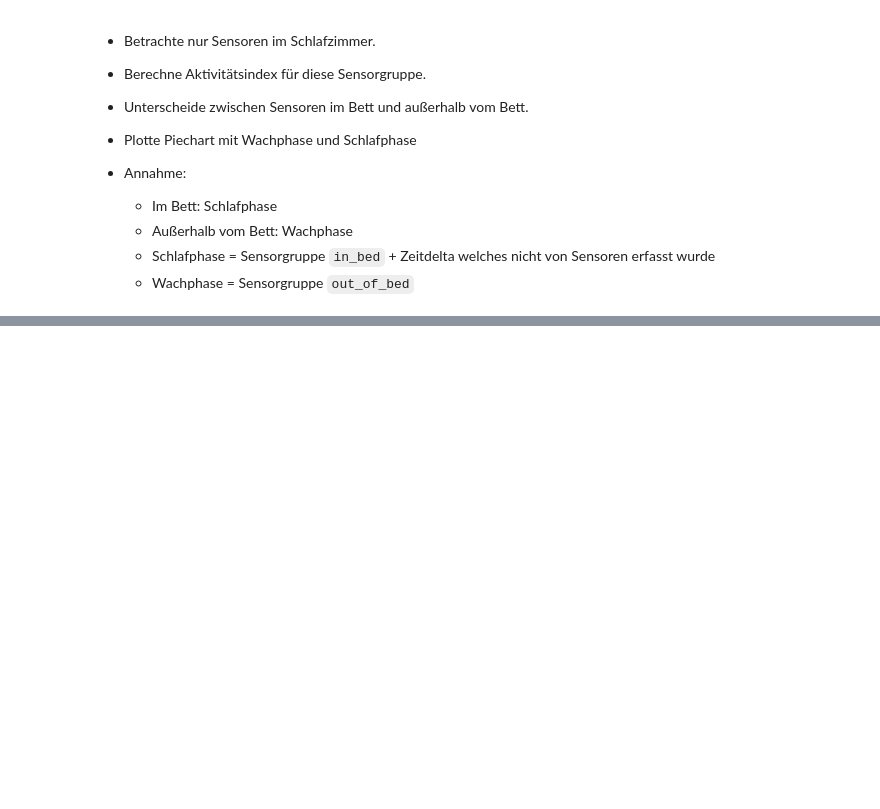
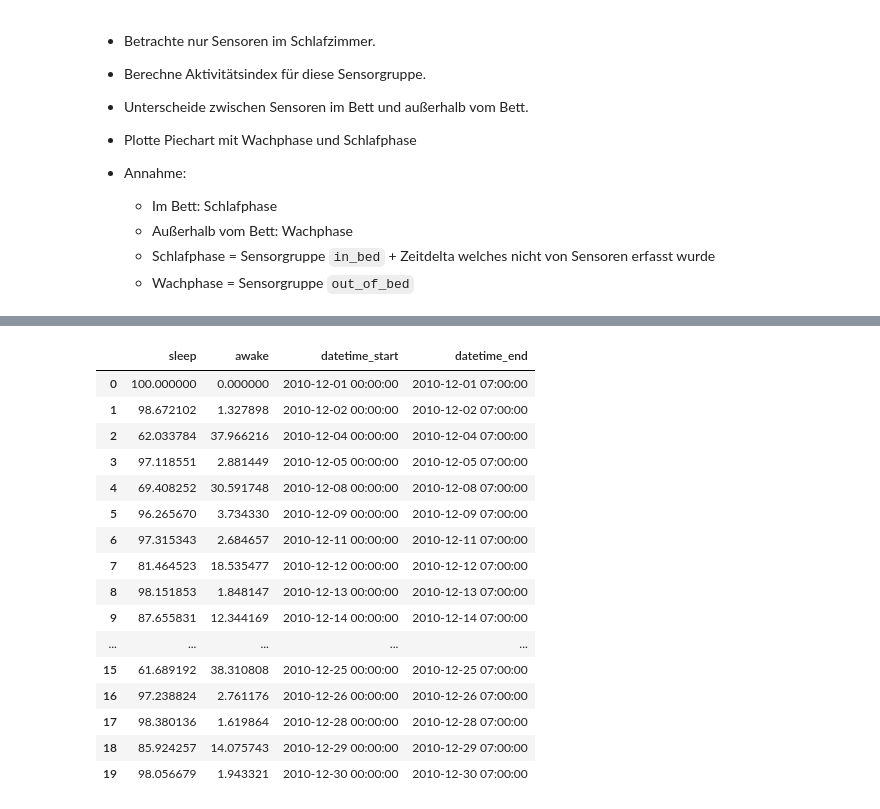
Before and after one commit to ddening/ambient-assisted-living, a Jupyter notebook: src/aruba_activity.ipynb, the cells around one changed output, grey strips where cells are left out. Drawn from its saved outputs; the diff is of its cells as text; code cells hidden in the pictures; blank space fills up the shorter version.

```diff
--- a/src/aruba_activity.ipynb
+++ b/src/aruba_activity.ipynb
@@ -655,35 +662,65 @@ df_bedroom_out_of_bed = df_motion_sensor.loc[
 # %%
-# Define the date range
-start_datetime = "2010-12-12 00:00:00"
-end_datetime = "2010-12-12 07:00:00"
+def sleep_activity(start_datetime: str, end_datetime: str, plot: bool = True) -> list:
+    activity_index_in_bed = plot_activity(df_bedroom_in_bed, start_datetime, end_datetime, plot=False)
+    activity_index_out_of_bed = plot_activity(df_bedroom_out_of_bed, start_datetime, end_datetime, plot=False)
 
-activity_index_in_bed = plot_activity(df_bedroom_in_bed, start_datetime, end_datetime, plot=False)
-activity_index_out_of_bed = plot_activity(df_bedroom_out_of_bed, start_datetime, end_datetime, plot=False)
+    sum_of_activity_index_in_bed = 0
+    sum_of_activity_index_out_of_bed = 0
 
-sum_of_activity_index_in_bed = 0
-sum_of_activity_index_out_of_bed = 0
+    for sensor, index in activity_index_in_bed.items():
+        sum_of_activity_index_in_bed = sum_of_activity_index_in_bed + index
 
-for sensor, index in activity_index_in_bed.items():
-    sum_of_activity_index_in_bed = sum_of_activity_index_in_bed + index
+    for sensor, index in activity_index_out_of_bed.items():
+        sum_of_activity_index_out_of_bed = sum_of_activity_index_out_of_bed + index
 
-for sensor, index in activity_index_out_of_bed.items():
-    sum_of_activity_index_out_of_bed = sum_of_activity_index_out_of_bed + index
+    # Undefined activity describes activity that can't be assigend to either phase based on the dataset
+    # Assumption: If none of the sensors triggered within this timeframe -> person was sleeping with minimal/no movement
+    undefined_activity_index = abs(100 - (sum_of_activity_index_in_bed + sum_of_activity_index_out_of_bed))
 
-# Undefined activity describes activity that can't be assigend to either phase based on the dataset
-# Assumption: If none of the sensors triggered within this timeframe -> person was sleeping with minimal/no movement
-undefined_activity_index = 100 - (sum_of_activity_index_in_bed + sum_of_activity_index_out_of_bed)
+    sleep_phase = sum_of_activity_index_in_bed + undefined_activity_index
+    awake_phase = sum_of_activity_index_out_of_bed
 
-sleep_phase = sum_of_activity_index_in_bed + undefined_activity_index
-awake_phase = sum_of_activity_index_out_of_bed
+    if plot:
+        # Labels and data
+        labels = ["Sleep Phase", "Awake Phase"]
+        data = [sleep_phase, awake_phase]
 
-# Labels and data
-labels = ["Sleep Phase", "Awake Phase"]
-data = [sleep_phase, awake_phase]
+        # Create a pie chart
+        fig, ax = plt.subplots()
+        ax.pie(data, labels=labels, autopct="%1.1f%%", startangle=90, wedgeprops={"width": 0.3})
 
-# Create a pie chart
-fig, ax = plt.subplots()
-ax.pie(data, labels=labels, autopct="%1.1f%%", startangle=90, wedgeprops={"width": 0.3})
-ax.axis("equal")
-plt.title("Sleep vs Awake Phases")
-plt.show()
+        # Add a legend on the side
+        wedges, texts, autotexts = ax.pie(
+            data,
+            labels=labels,
+            autopct="%1.1f%%",
+            startangle=90,
+            wedgeprops={"width": 0.3},
+            textprops={"fontsize": 10},
+        )
+
+        ax.legend(wedges, labels, title="Phases", loc="center left", bbox_to_anchor=(1, 0.5))
+        ax.axis("equal")
+        plt.title("Sleep vs Awake Phases")
+        plt.show()
+
+    return (sleep_phase, awake_phase)
+
+
+generate_start_date = lambda n, m: [f"2010-12-{str(i).zfill(2)} 00:00:00" for i in range(n, m + 1)]
+generate_end_date = lambda n, m: [f"2010-12-{str(i).zfill(2)} 07:00:00" for i in range(n, m + 1)]
+start_datetime = generate_start_date(1, 30)
+end_datetime = generate_end_date(1, 30)
+
+# Initialize an empty list to store the rows
+rows = []
+
+# Populate the rows list
+for s, e in zip(start_datetime, end_datetime):
+    sleep, awake = sleep_activity(s, e, plot=False)
+    if (sleep + awake) <= 100:
+        rows.append({"sleep": sleep, "awake": awake, "datetime_start": s, "datetime_end": e})
+
+df_sleep_awake = pd.DataFrame(rows)
+display(df_sleep_awake)
 # %% [output]
@@ -690,0 +727,17 @@ plt.show()
+|  | sleep | awake | datetime_start | datetime_end |
+| 0 | 100.000000 | 0.000000 | 2010-12-01 00:00:00 | 2010-12-01 07:00:00 |
+| 1 | 98.672102 | 1.327898 | 2010-12-02 00:00:00 | 2010-12-02 07:00:00 |
+| 2 | 62.033784 | 37.966216 | 2010-12-04 00:00:00 | 2010-12-04 07:00:00 |
+| 3 | 97.118551 | 2.881449 | 2010-12-05 00:00:00 | 2010-12-05 07:00:00 |
+| 4 | 69.408252 | 30.591748 | 2010-12-08 00:00:00 | 2010-12-08 07:00:00 |
+| 5 | 96.265670 | 3.734330 | 2010-12-09 00:00:00 | 2010-12-09 07:00:00 |
+| 6 | 97.315343 | 2.684657 | 2010-12-11 00:00:00 | 2010-12-11 07:00:00 |
+| 7 | 81.464523 | 18.535477 | 2010-12-12 00:00:00 | 2010-12-12 07:00:00 |
+| 8 | 98.151853 | 1.848147 | 2010-12-13 00:00:00 | 2010-12-13 07:00:00 |
+| 9 | 87.655831 | 12.344169 | 2010-12-14 00:00:00 | 2010-12-14 07:00:00 |
+| ... | ... | ... | ... | ... |
+| 15 | 61.689192 | 38.310808 | 2010-12-25 00:00:00 | 2010-12-25 07:00:00 |
+| 16 | 97.238824 | 2.761176 | 2010-12-26 00:00:00 | 2010-12-26 07:00:00 |
+| 17 | 98.380136 | 1.619864 | 2010-12-28 00:00:00 | 2010-12-28 07:00:00 |
+| 18 | 85.924257 | 14.075743 | 2010-12-29 00:00:00 | 2010-12-29 07:00:00 |
+| 19 | 98.056679 | 1.943321 | 2010-12-30 00:00:00 | 2010-12-30 07:00:00 |
```
Also changed, not shown: parts of 6 cells of this notebook.
